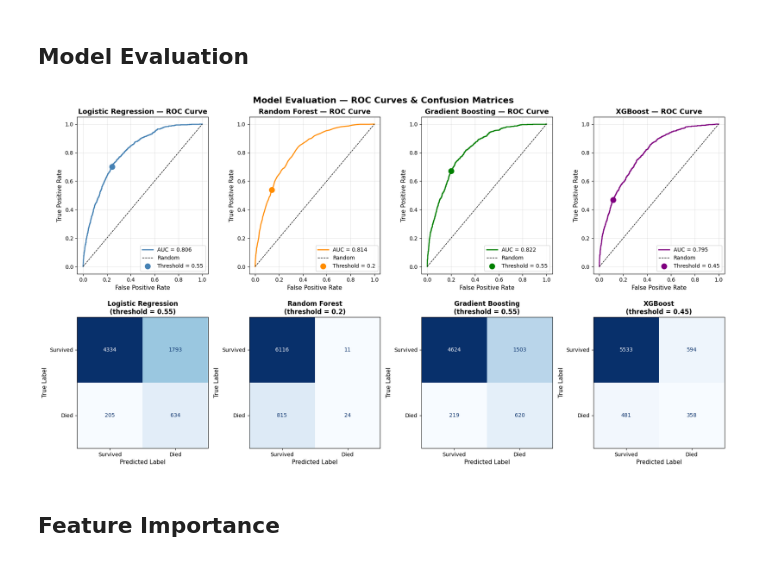
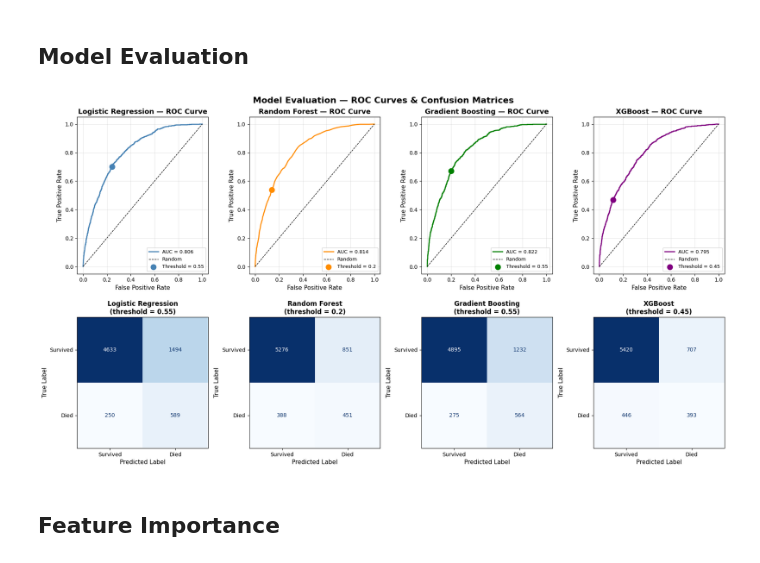
Before and after one commit to UCSF-DataSci/final-project-jack-neary, a Jupyter notebook: modeling.ipynb, the cells around one changed output. Drawn from its saved outputs; the diff is of its cells as text; code cells hidden in the pictures.

```diff
--- a/modeling.ipynb
+++ b/modeling.ipynb
@@ -240,62 +238,37 @@ Best thresholds: {'Logistic Regression': np.float64(0.55), 'Random Forest': np.f
 # %%
 # ROC Curves and Confusion Matrices
 fig, axes = plt.subplots(2, 4, figsize=(18, 10))
 
 colors = ['steelblue', 'darkorange', 'green', 'purple']
 
 for i, ((name, pipe), color) in enumerate(zip(models_fitted.items(), colors)):
 
-    y_prob = pipe.predict_proba(X_test)[:, 1]
     thresh = best_thresholds[name]          # use best threshold
-    y_pred = (y_prob >= thresh).astype(int) # apply threshold
 
-    # ── Top Row: ROC Curves ──
-    ax_roc = axes[0, i]
-    fpr, tpr, _ = roc_curve(y_test, y_prob)
-    roc_auc = auc(fpr, tpr)
+    # ROC curve - top row
+    plot_roc_curve(
+        pipe, X_test, y_test,
+        model_name=name,
+        color=color,
+        threshold=thresh,
+        ax=axes[0, i]
+    )
 
-    ax_roc.plot(fpr, tpr, color=color, lw=2,
-                label=f"AUC = {roc_auc:.3f}")
-    ax_roc.plot([0, 1], [0, 1], 'k--', lw=1, label='Random')
-
-    # Mark the point at best threshold
-    best_idx = np.argmin(np.abs(
-        y_prob[np.argsort(y_prob)] - thresh
-    ))
-    fpr_thresh = 1 - recall_score(y_test, y_pred, pos_label=0)
-    tpr_thresh = recall_score(y_test, y_pred, pos_label=1)
-    ax_roc.scatter(fpr_thresh, tpr_thresh,
-                   color=color, s=100, zorder=5,
-                   label=f"Threshold = {thresh}")  # shows threshold point
-
-    ax_roc.set_xlabel('False Positive Rate', fontsize=11)
-    ax_roc.set_ylabel('True Positive Rate', fontsize=11)
-    ax_roc.set_title(f'{name} — ROC Curve', fontsize=13, fontweight='bold')
-    ax_roc.legend(loc='lower right', fontsize=10)
-    ax_roc.grid(alpha=0.3)
-
-    # ── Bottom Row: Confusion Matrices ──
-    ax_cm = axes[1, i]
-    y_pred = pipe.predict(X_test)
-    cm = confusion_matrix(y_test, y_pred)
-
-    disp = ConfusionMatrixDisplay(
-        confusion_matrix=cm,
-        display_labels=['Survived', 'Died']
+    # Confusion matrix — bottom row
+    plot_confusion_matrix(
+        pipe, X_test, y_test,
+        model_name=name,
+        threshold=thresh,
+        ax=axes[1, i]
     )
-    disp.plot(ax=ax_cm, colorbar=False, cmap='Blues')
-    ax_cm.set_title(f'{name}\n(threshold = {thresh})',  # shows threshold used
-                     fontsize=12, fontweight='bold')
-    ax_cm.set_xlabel('Predicted Label', fontsize=11)
-    ax_cm.set_ylabel('True Label', fontsize=11)
 
 plt.suptitle('Model Evaluation — ROC Curves & Confusion Matrices',
              fontsize=16, fontweight='bold')
 plt.tight_layout()
 plt.savefig('sanity_outputs/model_evaluation.png', dpi=300, bbox_inches='tight')
 plt.show()
 # %% [output]
-[figure, old version]
+[figure, new version]
 # %% [markdown]
 ## Feature Importance
 # %%
```
Also changed, not shown: parts of 2 cells of this notebook, 5 other files.
